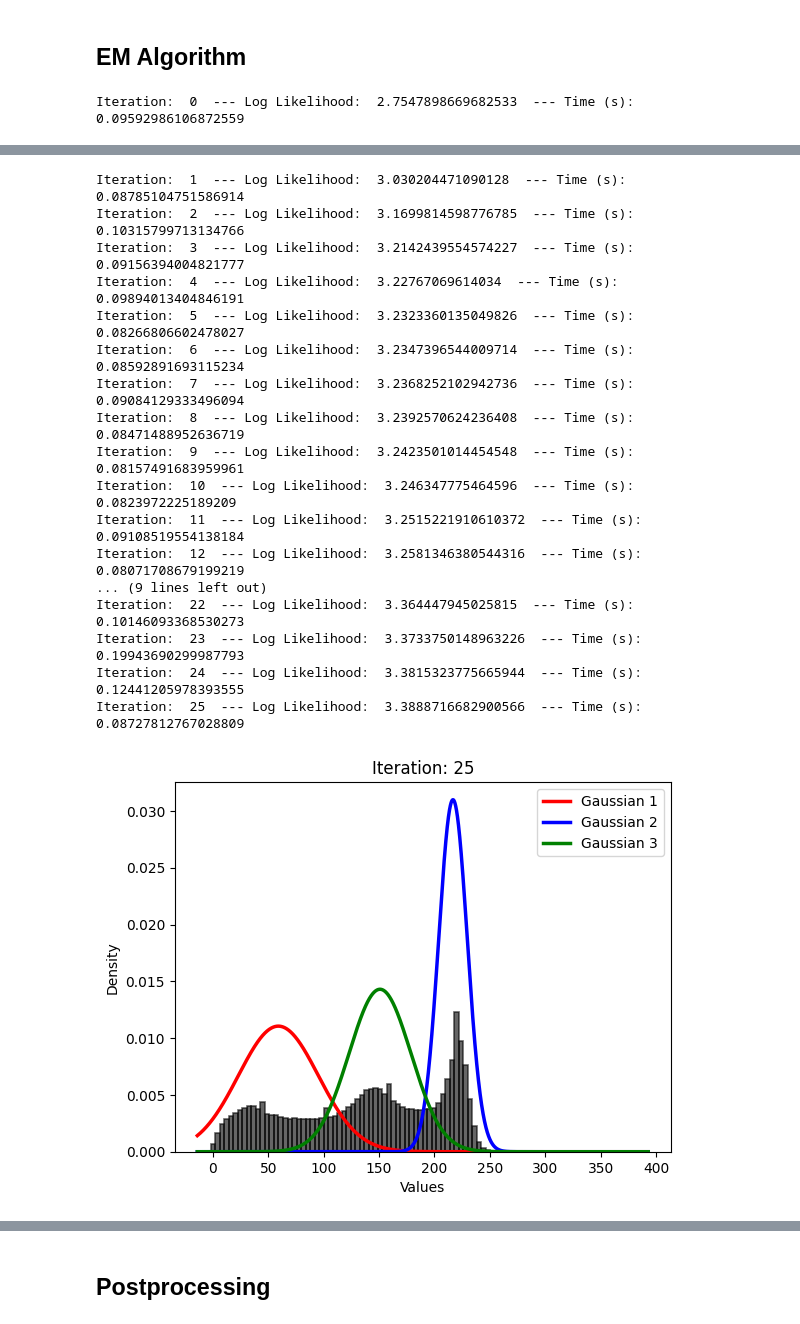
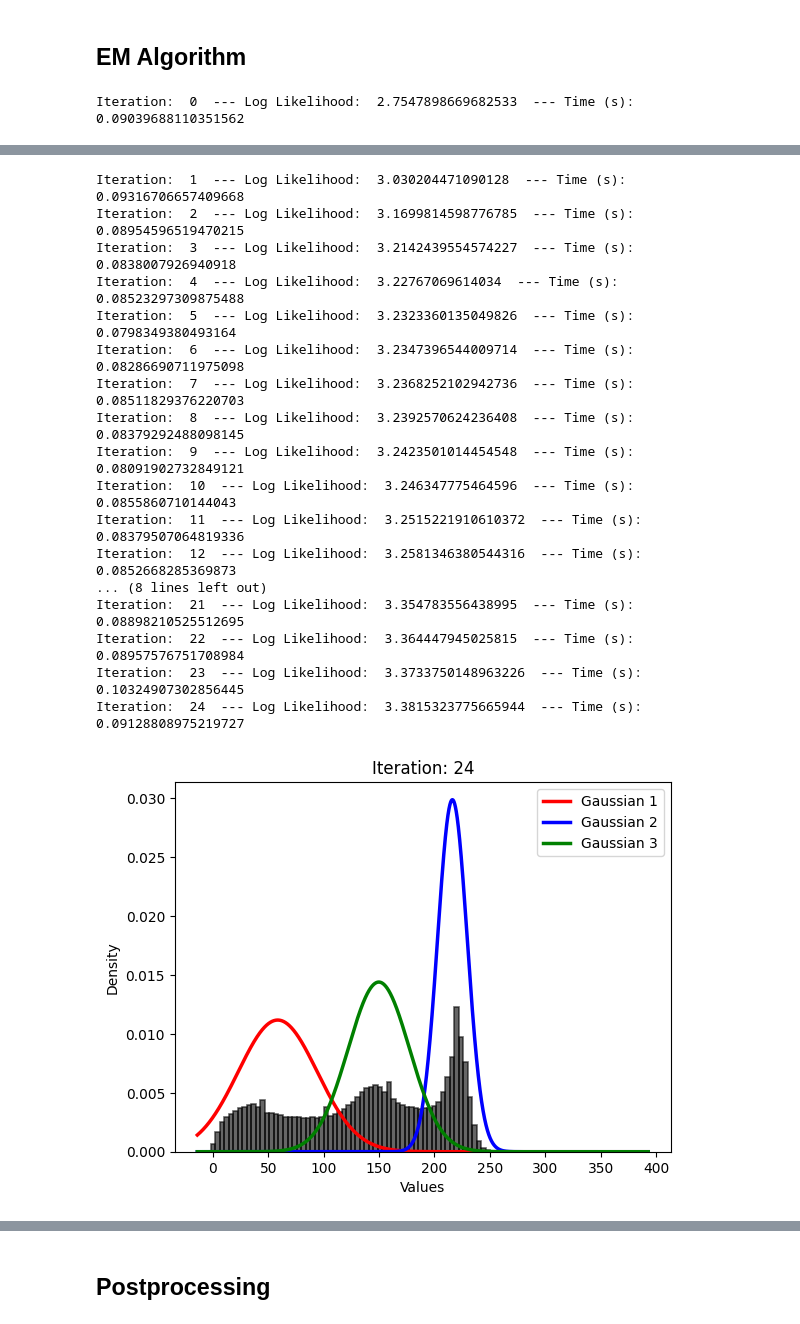
Before and after one commit to huytrnq/ExpectationMaximization, a Jupyter notebook: Exp.ipynb, the cells around one changed output, grey strips where cells are left out. Drawn from its saved outputs; the diff is of its cells as text; code cells hidden in the pictures.

```diff
--- a/Exp.ipynb
+++ b/Exp.ipynb
@@ -34,26 +34,26 @@ X = np.vstack((T1_skull_stripped, T2_skull_stripped)).T
 ## EM Algorithm
 # %%
 # Initialize the Expectation Maximization algorithm
-em = ExpectationMaximization(X, k=3, max_iter=50, type='kmeans', plot_step=25, save_path='results/', show_plot=True, stop_criterion=1e-4)
+em = ExpectationMaximization(X, k=3, max_iter=25, type='kmeans', plot_step=25, save_path='results/', show_plot=True, stop_criterion=1e-4)
 alphas, mus, covars, W = em.fit()
 # %% [output]
-Iteration:  0  --- Log Likelihood:  2.7547898669682533  --- Time (s):  0.09592986106872559
+Iteration:  0  --- Log Likelihood:  2.7547898669682533  --- Time (s):  0.09039688110351562
 [figure]
-Iteration:  1  --- Log Likelihood:  3.030204471090128  --- Time (s):  0.08785104751586914
-Iteration:  2  --- Log Likelihood:  3.1699814598776785  --- Time (s):  0.10315799713134766
-Iteration:  3  --- Log Likelihood:  3.2142439554574227  --- Time (s):  0.09156394004821777
-Iteration:  4  --- Log Likelihood:  3.22767069614034  --- Time (s):  0.09894013404846191
-Iteration:  5  --- Log Likelihood:  3.2323360135049826  --- Time (s):  0.08266806602478027
-Iteration:  6  --- Log Likelihood:  3.2347396544009714  --- Time (s):  0.08592891693115234
-Iteration:  7  --- Log Likelihood:  3.2368252102942736  --- Time (s):  0.09084129333496094
-Iteration:  8  --- Log Likelihood:  3.2392570624236408  --- Time (s):  0.08471488952636719
-Iteration:  9  --- Log Likelihood:  3.2423501014454548  --- Time (s):  0.08157491683959961
-Iteration:  10  --- Log Likelihood:  3.246347775464596  --- Time (s):  0.0823972225189209
-Iteration:  11  --- Log Likelihood:  3.2515221910610372  --- Time (s):  0.09108519554138184
-Iteration:  12  --- Log Likelihood:  3.2581346380544316  --- Time (s):  0.08071708679199219
-... (9 lines left out)
-Iteration:  22  --- Log Likelihood:  3.364447945025815  --- Time (s):  0.10146093368530273
-Iteration:  23  --- Log Likelihood:  3.3733750148963226  --- Time (s):  0.19943690299987793
-Iteration:  24  --- Log Likelihood:  3.3815323775665944  --- Time (s):  0.12441205978393555
-Iteration:  25  --- Log Likelihood:  3.3888716682900566  --- Time (s):  0.08727812767028809
+Iteration:  1  --- Log Likelihood:  3.030204471090128  --- Time (s):  0.09316706657409668
+Iteration:  2  --- Log Likelihood:  3.1699814598776785  --- Time (s):  0.08954596519470215
+Iteration:  3  --- Log Likelihood:  3.2142439554574227  --- Time (s):  0.0838007926940918
+Iteration:  4  --- Log Likelihood:  3.22767069614034  --- Time (s):  0.08523297309875488
+Iteration:  5  --- Log Likelihood:  3.2323360135049826  --- Time (s):  0.0798349380493164
+Iteration:  6  --- Log Likelihood:  3.2347396544009714  --- Time (s):  0.08286690711975098
+Iteration:  7  --- Log Likelihood:  3.2368252102942736  --- Time (s):  0.08511829376220703
+Iteration:  8  --- Log Likelihood:  3.2392570624236408  --- Time (s):  0.08379292488098145
+Iteration:  9  --- Log Likelihood:  3.2423501014454548  --- Time (s):  0.08091902732849121
+Iteration:  10  --- Log Likelihood:  3.246347775464596  --- Time (s):  0.0855860710144043
+Iteration:  11  --- Log Likelihood:  3.2515221910610372  --- Time (s):  0.08379507064819336
+Iteration:  12  --- Log Likelihood:  3.2581346380544316  --- Time (s):  0.0852668285369873
+... (8 lines left out)
+Iteration:  21  --- Log Likelihood:  3.354783556438995  --- Time (s):  0.08898210525512695
+Iteration:  22  --- Log Likelihood:  3.364447945025815  --- Time (s):  0.08957576751708984
+Iteration:  23  --- Log Likelihood:  3.3733750148963226  --- Time (s):  0.10324907302856445
+Iteration:  24  --- Log Likelihood:  3.3815323775665944  --- Time (s):  0.09128808975219727
-[figure, old version]
+[figure, new version]
```
Also changed, not shown: parts of 2 cells of this notebook, 3 other files.
